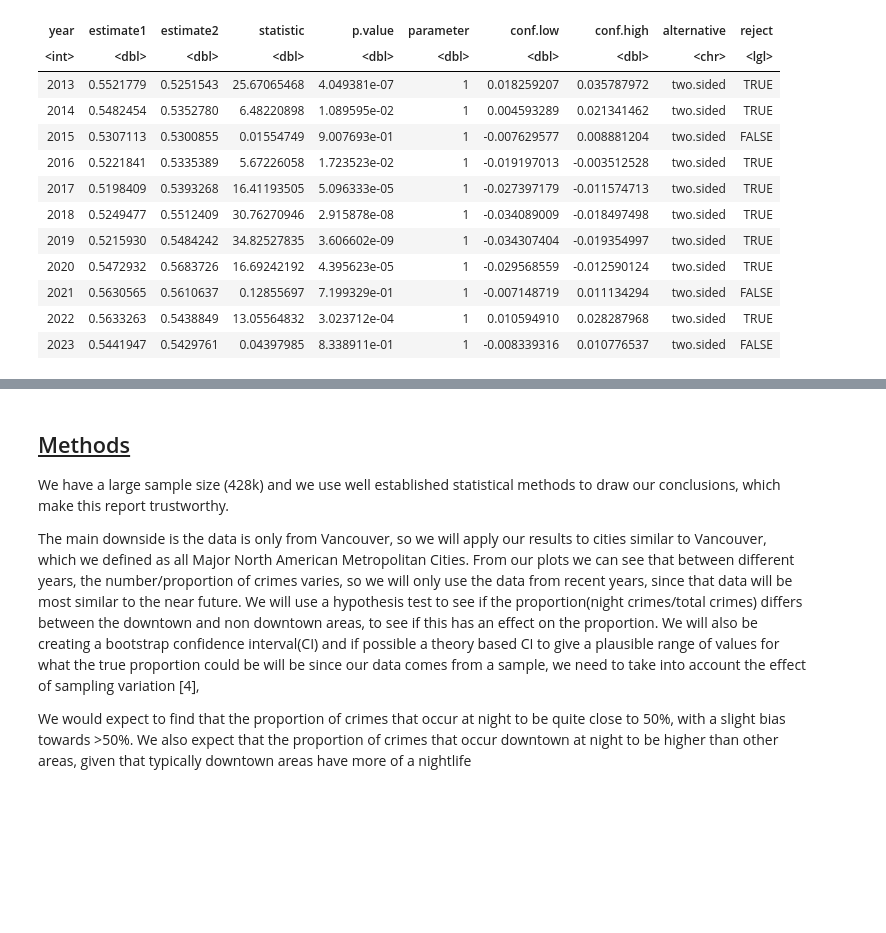
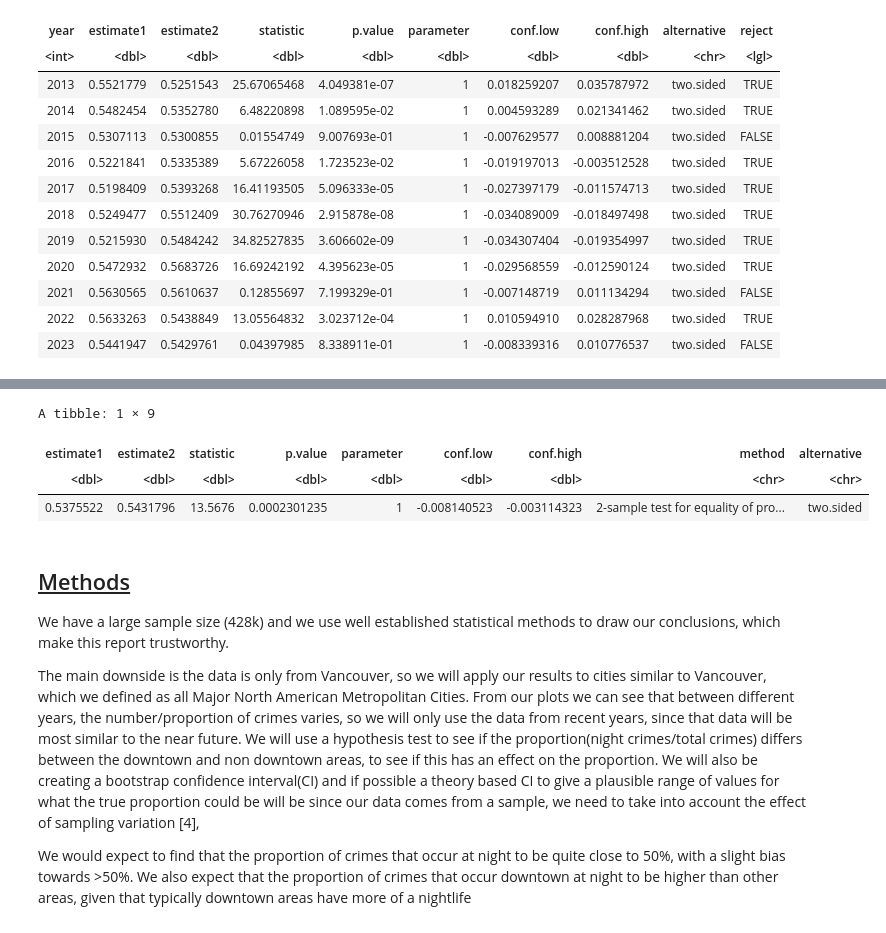
Before and after one commit to AllenCheng5186/STAT201-Group16-Group-Project, a Jupyter notebook: Project Proposal.ipynb, the cells around one changed output, grey strips where cells are left out. Cells and saved outputs as stored; diff of their text form; code cells hidden in the pictures; blank space fills up the shorter version.

```diff
--- a/Project Proposal.ipynb
+++ b/Project Proposal.ipynb
@@ -340,3 +369,15 @@ A tibble: 11 × 10
+# %%
+tidy(prop.test(x = c(106037, 125481),
+               n = c(197259, 231012),
+               alternative = "two.sided",
+               conf.level = 0.9,
+               correct = F)
+    )
+# %% [output]
+A tibble: 1 × 9
+| estimate1 | estimate2 | statistic | p.value | parameter | conf.low | conf.high | method | alternative |
+| <dbl> | <dbl> | <dbl> | <dbl> | <dbl> | <dbl> | <dbl> | <chr> | <chr> |
+| 0.5375522 | 0.5431796 | 13.5676 | 0.0002301235 | 1 | -0.008140523 | -0.003114323 | 2-sample test for equality of pro... | two.sided |
 # %% [markdown]
 ## <u>Methods</u>
 We have a large sample size (428k) and we use well established statistical methods to draw our conclusions, which make this report trustworthy.
```
Also changed, not shown: parts of 2 cells of this notebook, 2 other files.
